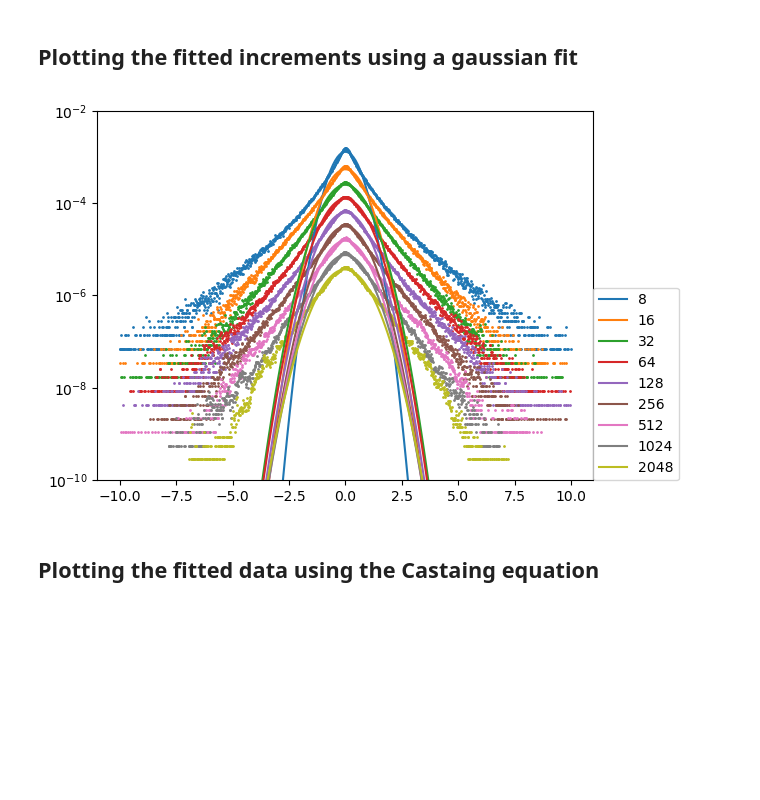
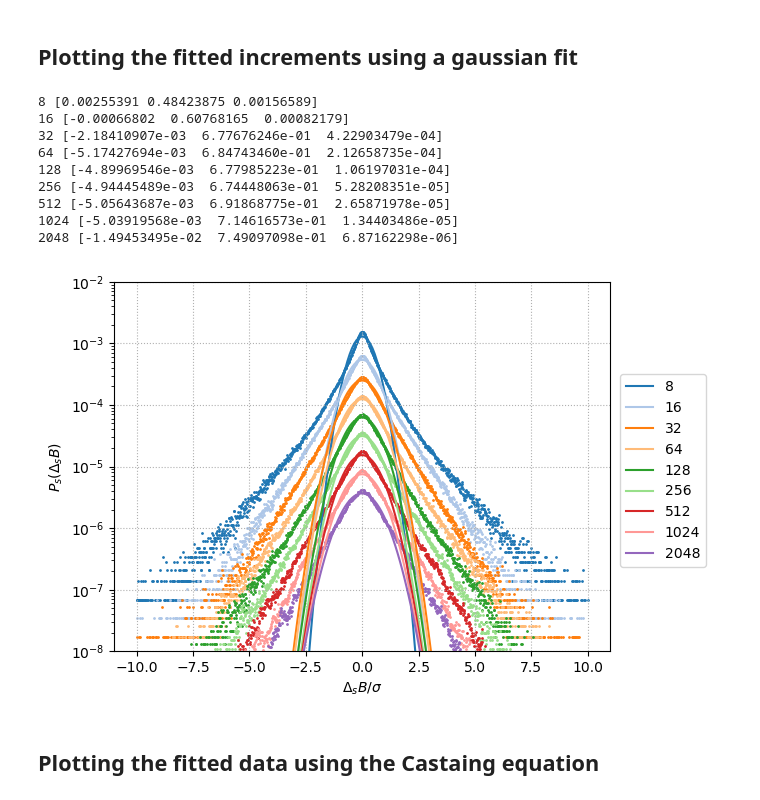
Before and after one commit to threeblueonebrowneyes/Critical-Scale-Invariance-Heart-Rate, a Jupyter notebook: CleanCode-MIT.ipynb, the cells around one changed output. Saved outputs shown, nothing was run; the diff lists cells and outputs as text; code cells hidden in the pictures; blank space fills up the shorter version.

Commit message:
added plots colors, legend and axis name

```diff
--- a/CleanCode-MIT.ipynb
+++ b/CleanCode-MIT.ipynb
@@ -236,25 +240,42 @@ B.describe() # columns names are correct
 # %%
 S=[2**i for i in range(3, 12)]
 list_Delta_B= increments(B, S, polydegree=3 )
+# %%
+tab20=mpl.colormaps['tab20']
+colors=tab20(range(9))
 # %% [markdown]
 ## Plotting the fitted increments using a gaussian fit
 # %%
 for i, DBs in enumerate(list_Delta_B):
     counts, edges=np.histogram(DBs, bins=int(np.sqrt(DBs.size)), range=(-10, 10))
     bin_cen=(edges[1:]+edges[:-1])/2
 
-    popt, pcov = curve_fit(gaus , bin_cen, counts/(S[i]*len(DBs)), p0=[1,1,1])
+    popt, pcov = curve_fit(gaus , bin_cen, counts/(S[i]*len(DBs)), p0=[1,0.7,1])
 
     x = np.linspace(-5, 5, 100)
-    plt.plot(x, gaus(x, *popt), label=str(S[i]))
+    plt.plot(x, gaus(x, *popt), label=str(S[i]), color=colors[i])
+    print(S[i], popt)
 
-    plt.scatter(bin_cen, counts/(S[i]*len(DBs)), s=1)
-    plt.yscale('log')
-plt.ylim(1e-10, 1e-2)
-plt.legend(loc=(1,0))
+    plt.scatter(bin_cen, counts/(S[i]*len(DBs)), s=1, color=colors[i])
+
+plt.yscale('log')
+plt.ylim(1e-8, 1e-2)
+plt.ylabel(r'$P_s(\Delta_s B)$')
+plt.xlabel(r'$\Delta_s B/\sigma$')
+plt.legend(bbox_to_anchor=(1.02, 0.75), loc='upper left', borderaxespad=0)
+plt.grid(linestyle='dotted')
 plt.show()
 # %% [output]
+8 [0.00255391 0.48423875 0.00156589]
+16 [-0.00066802  0.60768165  0.00082179]
+32 [-2.18410907e-03  6.77676246e-01  4.22903479e-04]
+64 [-5.17427694e-03  6.84743460e-01  2.12658735e-04]
+128 [-4.89969546e-03  6.77985223e-01  1.06197031e-04]
+256 [-4.94445489e-03  6.74448063e-01  5.28208351e-05]
+512 [-5.05643687e-03  6.91868775e-01  2.65871978e-05]
+1024 [-5.03919568e-03  7.14616573e-01  1.34403486e-05]
+2048 [-1.49453495e-02  7.49097098e-01  6.87162298e-06]
-[figure, old version]
+[figure, new version]
 # %% [markdown]
 ## Plotting the fitted data using the Castaing equation
 # %%
```
Also changed, not shown: parts of 4 cells of this notebook, 3 other files.
